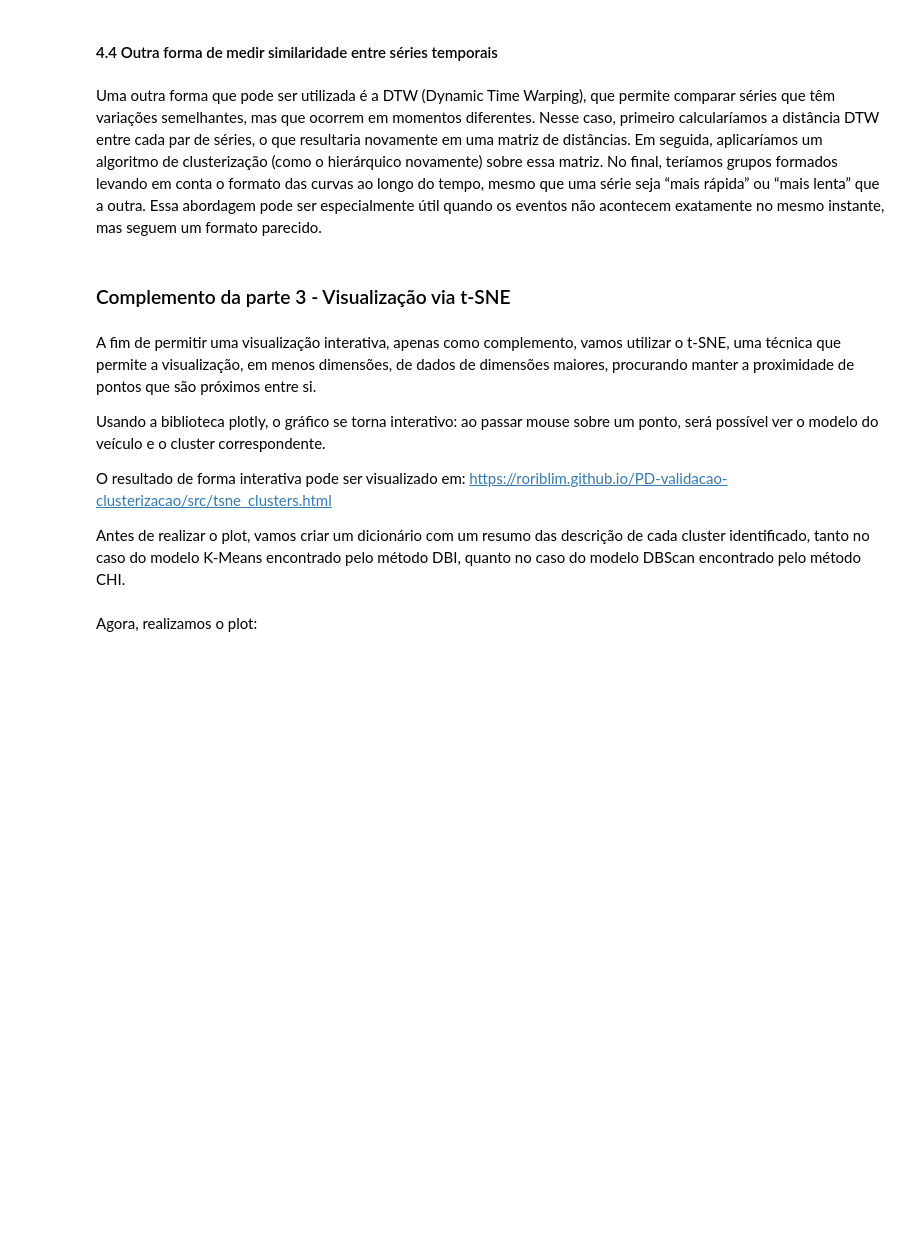
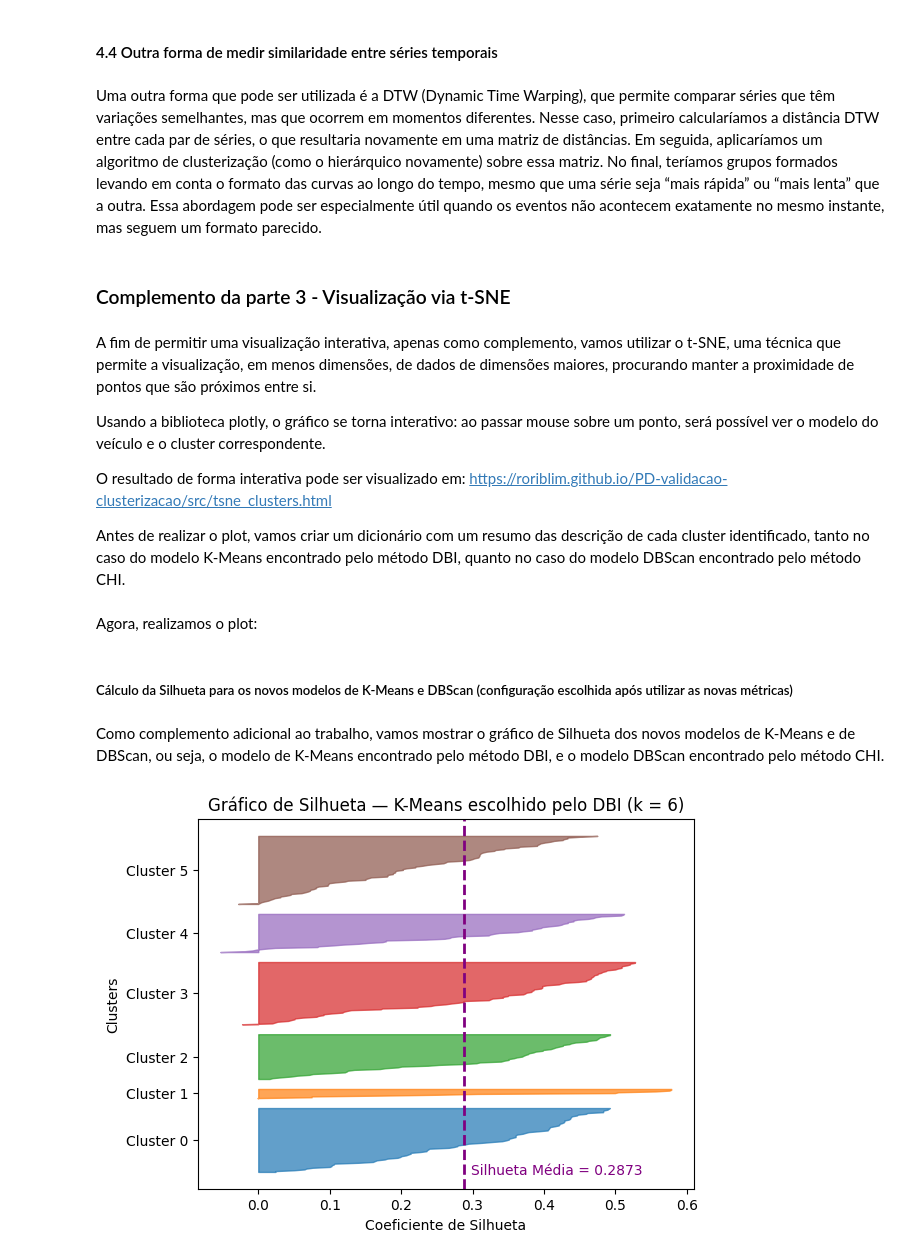
Before and after one commit to roriblim/PD-validacao-clusterizacao, a Jupyter notebook: src/app.ipynb, the cells around one changed output. Drawn from its saved outputs; the diff is of its cells as text; code cells hidden in the pictures; blank space fills up the shorter version.

```diff
--- a/src/app.ipynb
+++ b/src/app.ipynb
@@ -859,7 +859,9 @@ silhouette_coefficients_dbscan = silhouette_samples(df_scaled, labels_dbscan_bes
 padding = len(df_scaled) // 30
 pos = padding
 ticks = []
-for i in range(2):
+k = len(set(labels_dbscan_best_silhuette)-{-1})
+
+for i in range(k):
     sample_silhouette_values = silhouette_coefficients_dbscan[labels_dbscan_best_silhuette == i]
     sample_silhouette_values.sort()
 
@@ -886,7 +888,7 @@ plt.text(sil_avg + 0.01, pos * 0.02, f"Silhueta Média = {sil_avg:.4f}", color="
 
 plt.xlabel("Coeficiente de Silhueta")
 plt.ylabel("Clusters")
-plt.title(f'Gráfico de Silhueta — DBScan (k = {len(set(labels_dbscan_best_silhuette)-{-1})})')
+plt.title(f'Gráfico de Silhueta — DBScan (k = {k})')
 plt.grid(False)
 
 plt.show()
@@ -1564,7 +1566,7 @@ fig.update_xaxes(range=[x_min, x_max], title_text="TSNE dimension 1", showgrid=T
 fig.update_yaxes(range=[y_min, y_max], title_text="TSNE dimension 2", showgrid=True, visible=True, row=2, col=1)
 
 fig.update_layout(
-    title_text="Comparação Visual via t-SNE: K-Means vs DBScan",
+    title_text="Comparação Visual via t-SNE: K-Means vs DBScan - Modelos de Carros Elétricos",
     height=1000,
     width=900,
     showlegend=False,
@@ -1594,3 +1596,46 @@ else:
 
 with open("tsne_clusters.html", "w", encoding="utf-8") as f:
     f.write(html_with_footer)
+# %% [markdown]
+##### Cálculo da Silhueta para os novos modelos de K-Means e DBScan (configuração escolhida após utilizar as novas métricas)
+# %% [markdown]
+Como complemento adicional ao trabalho, vamos mostrar o gráfico de Silhueta dos novos modelos de K-Means e de DBScan, ou seja, o modelo de K-Means encontrado pelo método DBI, e o modelo DBScan encontrado pelo método CHI.
+# %%
+dbi_coefficients_kmeans = silhouette_samples(df_scaled, labels_kmeans_best_dbi)
+padding = len(df_scaled) // 30
+pos = padding
+ticks = []
+k = len(set(labels_kmeans_best_dbi))
+for i in range(k):
+    sample_dbi_values = dbi_coefficients_kmeans[labels_kmeans_best_dbi == i]
+    sample_dbi_values.sort()
+
+    color = mpl.cm.tab10(i % 10)
+
+    plt.fill_betweenx(
+        np.arange(pos, pos + len(sample_dbi_values)),
+        0,
+        sample_dbi_values,
+        alpha=0.7,
+        facecolor=color,
+        edgecolor=color
+    )
+    ticks.append(pos + len(sample_dbi_values) // 2)
+    pos += len(sample_dbi_values) + padding
+
+plt.gca().yaxis.set_major_locator(FixedLocator(ticks))
+plt.gca().yaxis.set_major_formatter(FixedFormatter([f"Cluster {i}" for i in range(k)]))
+
+# ---- linha da silhueta média ----
+sil_avg = silhouette_score(df_scaled, labels_kmeans_best_dbi)
+plt.axvline(x=sil_avg, color='purple', linestyle='--', linewidth=2)
+plt.text(sil_avg + 0.01, pos * 0.02, f"Silhueta Média = {sil_avg:.4f}", color="purple")
+
+plt.xlabel("Coeficiente de Silhueta")
+plt.ylabel("Clusters")
+plt.title(f"Gráfico de Silhueta — K-Means escolhido pelo DBI (k = {k})")
+plt.grid(False)
+
+plt.show()
+# %% [output]
+[figure, added]
```
Also changed, not shown: parts of 6 cells of this notebook, 2 other files.
